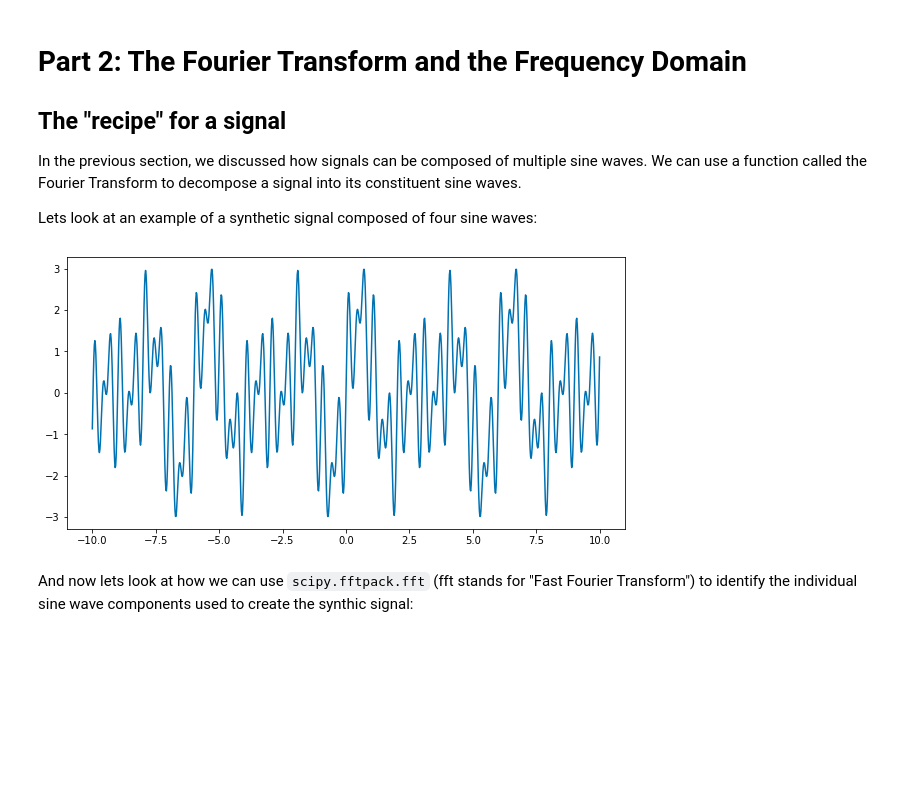
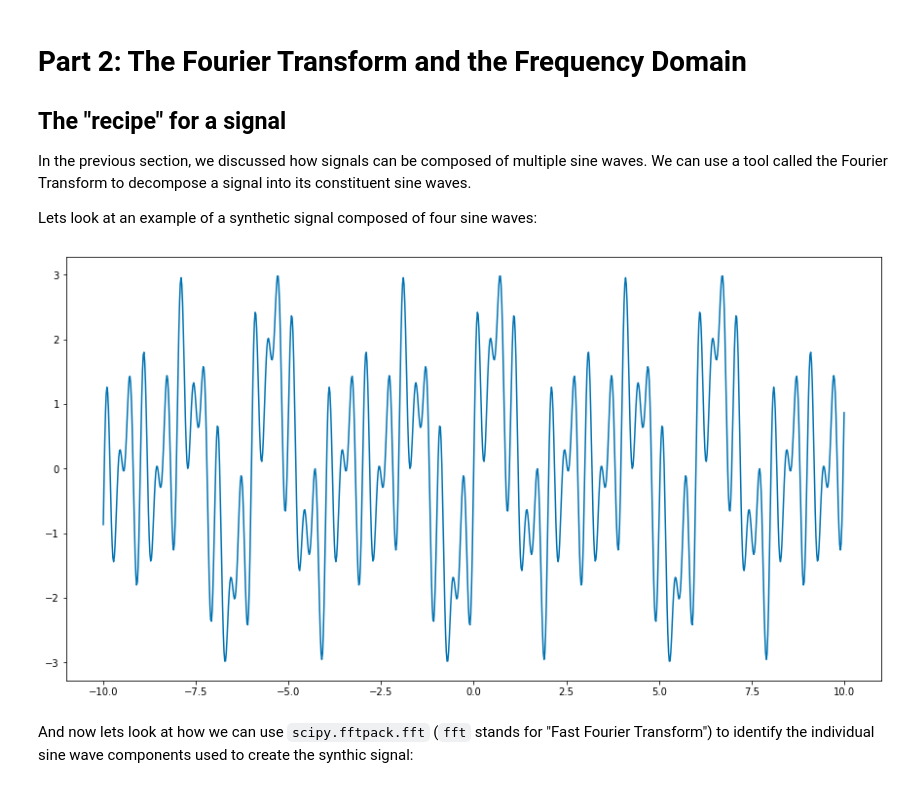
Before and after one commit to TheJacksonLaboratory/images-as-signals, a Jupyter notebook: lessons/2-Fourier_Transform.ipynb, the cells around one changed output. Drawn from its saved outputs; the diff is of its cells as text; code cells hidden in the pictures; blank space fills up the shorter version.

```diff
--- a/lessons/2-Fourier_Transform.ipynb
+++ b/lessons/2-Fourier_Transform.ipynb
@@ -3,7 +3,7 @@
 
 ## The "recipe" for a signal
 
-In the previous section, we discussed how signals can be composed of multiple sine waves. We can use a function called the Fourier Transform to decompose a signal into its constituent sine waves.
+In the previous section, we discussed how signals can be composed of multiple sine waves. We can use a tool called the Fourier Transform to decompose a signal into its constituent sine waves.
 
 Lets look at an example of a synthetic signal composed of four sine waves:
 # %%
@@ -12,18 +12,19 @@ import matplotlib.pyplot as plt
 
 plt.style.use('seaborn-colorblind')
 # %%
-f = [1/2, 1/3, 2, 3]
+f = [1/3, 1/2, 2, 3]
 n_samples = 1001
 x = np.linspace(-10, 10, n_samples)
 y = [np.sin(x * freq * (2 * np.pi)) for freq in f]
 y = np.sum(y, axis=0)
 
-plt.figure(figsize=(10,5))
+# Plot
+plt.figure(figsize=(15,8))
 plt.plot(x,y);
 # %% [output]
-[figure, old version]
+[figure, new version]
 # %% [markdown]
-And now lets look at how we can use `scipy.fftpack.fft` (fft stands for "Fast Fourier Transform") to identify the individual sine wave components used to create the synthic signal:
+And now lets look at how we can use `scipy.fftpack.fft` (`fft` stands for "Fast Fourier Transform") to identify the individual sine wave components used to create the synthic signal:
 # %%
 from scipy.fftpack import fft, fftfreq, fftshift
 # %%
```
Also changed, not shown: parts of 19 cells of this notebook.
